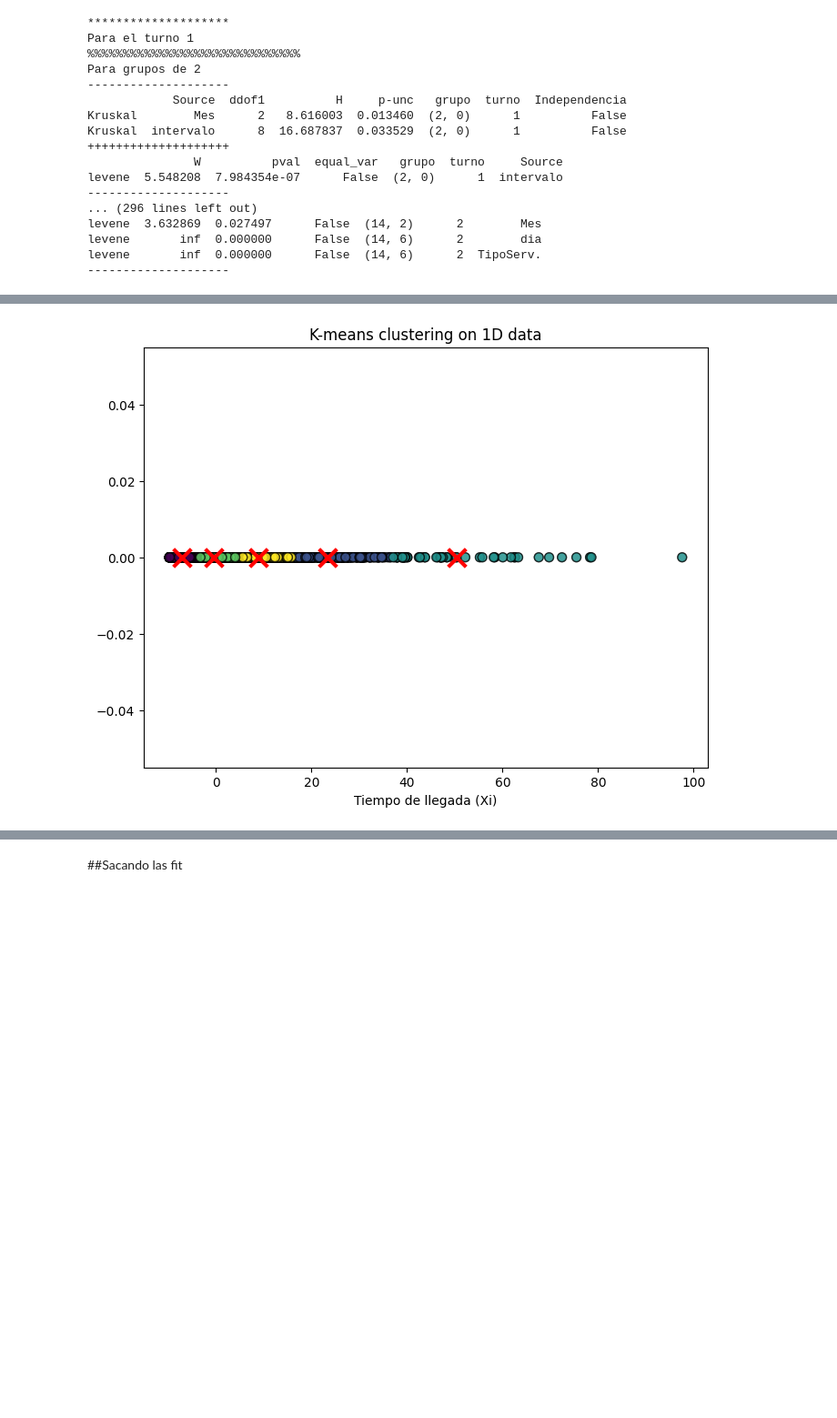
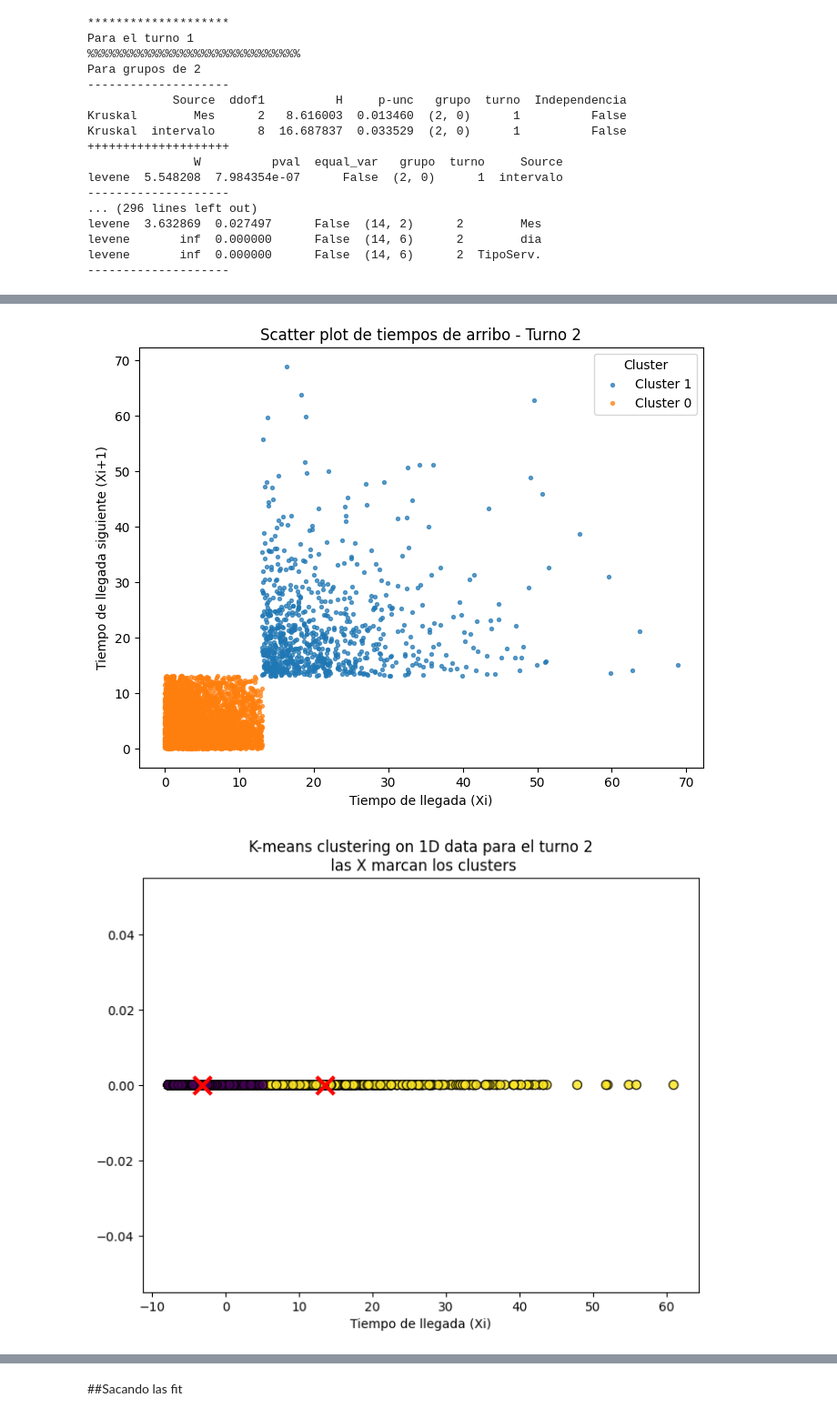
Before and after one commit to TonioFlag/ProyectoFinalColas, a Jupyter notebook: kmeans.ipynb, the cells around one changed output, grey strips where cells are left out. Shown at 91% size. Drawn from its saved outputs; the diff is of its cells as text; code cells hidden in the pictures; blank space fills up the shorter version.

```diff
--- a/kmeans.ipynb
+++ b/kmeans.ipynb
@@ -181,36 +297,6 @@ dispercion(1,5)
-# %%
-import matplotlib.pyplot as plt
-
-x=range(len(base['min_cliente'])-1)
-par=[]
-for i in x:
-  mete=(base['min_cliente'].iloc[i],base['min_cliente'].iloc[i+1])
-  par.append(mete)
-X=np.array(par).reshape(-1,1)
-
-reduced_data = PCA(n_components=1).fit_transform(X)
-kmeans = KMeans(init="k-means++", n_clusters=5, n_init=4)
-kmeans.fit(reduced_data)
-
-reduced_data = PCA(n_components=1).fit_transform(X)
-
-# Aplicar K-means
-kmeans = KMeans(init="k-means++", n_clusters=5, n_init=4)
-kmeans.fit(reduced_data)
-
-# Visualización
-# Visualización
-plt.figure(figsize=(8, 6))
-
-# Scatter plot de los datos originales
-plt.scatter(reduced_data, np.zeros_like(reduced_data), c=kmeans.labels_, cmap='viridis', s=50, edgecolors='k', alpha=0.6)
-
-# Scatter plot de los centroides
-centroids = kmeans.cluster_centers_
-plt.scatter(centroids, np.zeros_like(centroids), marker="x", s=200, linewidths=3, color="r", zorder=10)
-
-plt.title("K-means clustering on 1D data")
-plt.xlabel("Tiempo de llegada (Xi)")
-plt.show()
-# %% [output]
-[figure, removed]
+# %%
+dispercion(2,2)
+grafica1d(2,2)
+# %% [output]
+[figure, added]
+[figure, added]
```
Also changed, not shown: parts of 30 cells of this notebook.
